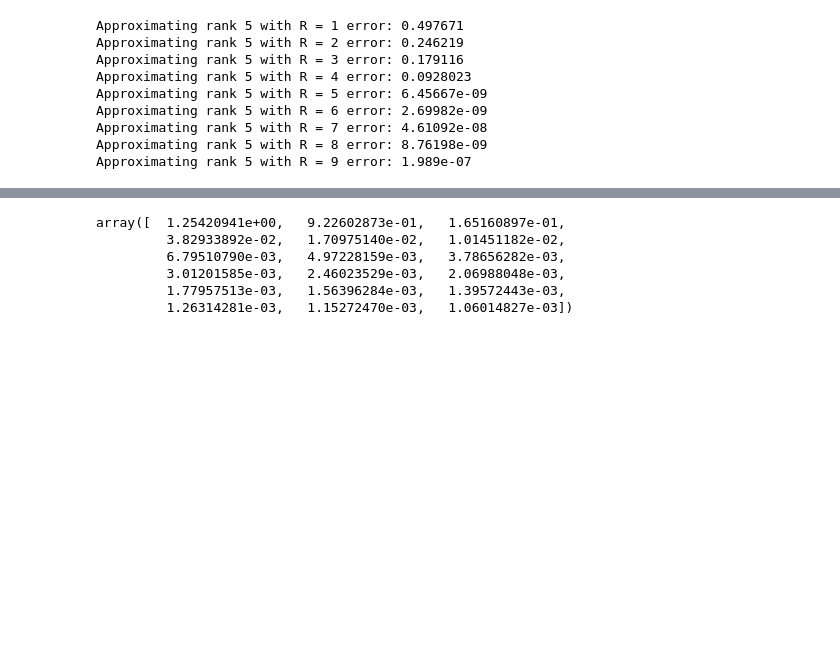
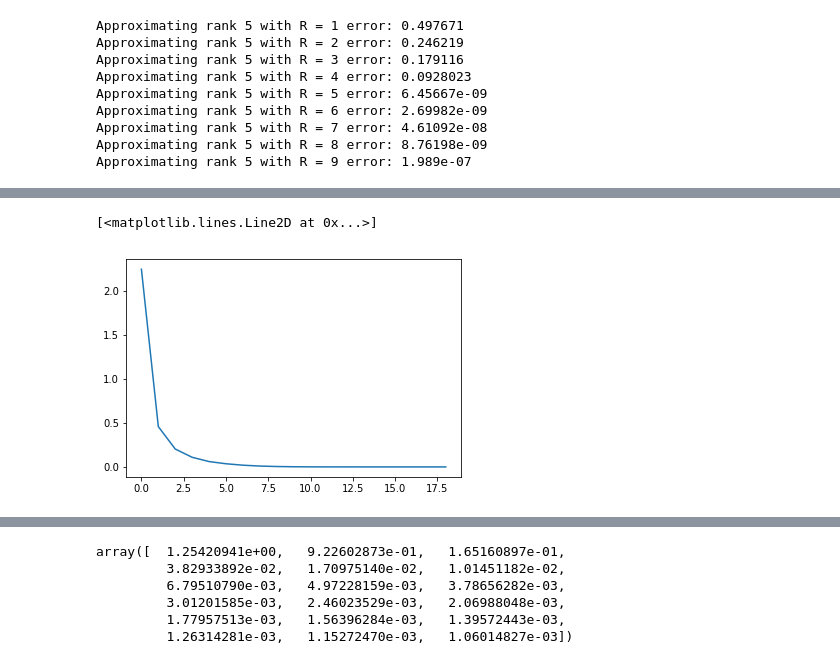
Before and after one commit to willow-ahrens/18.335FinalProject, a Jupyter notebook: NPALS_testing.ipynb, the cells around one changed output, grey strips where cells are left out. Cells and saved outputs as stored; diff of their text form; code cells hidden in the pictures; blank space fills up the shorter version.

```diff
--- a/NPALS_testing.ipynb
+++ b/NPALS_testing.ipynb
@@ -102,0 +120,5 @@ plt.plot(errors)
+# %%
+plt.plot(errors)
+# %% [output]
+[<matplotlib.lines.Line2D at 0x...>]
+[figure, added]
```
Also changed, not shown: parts of 14 cells of this notebook, 3 other files.
